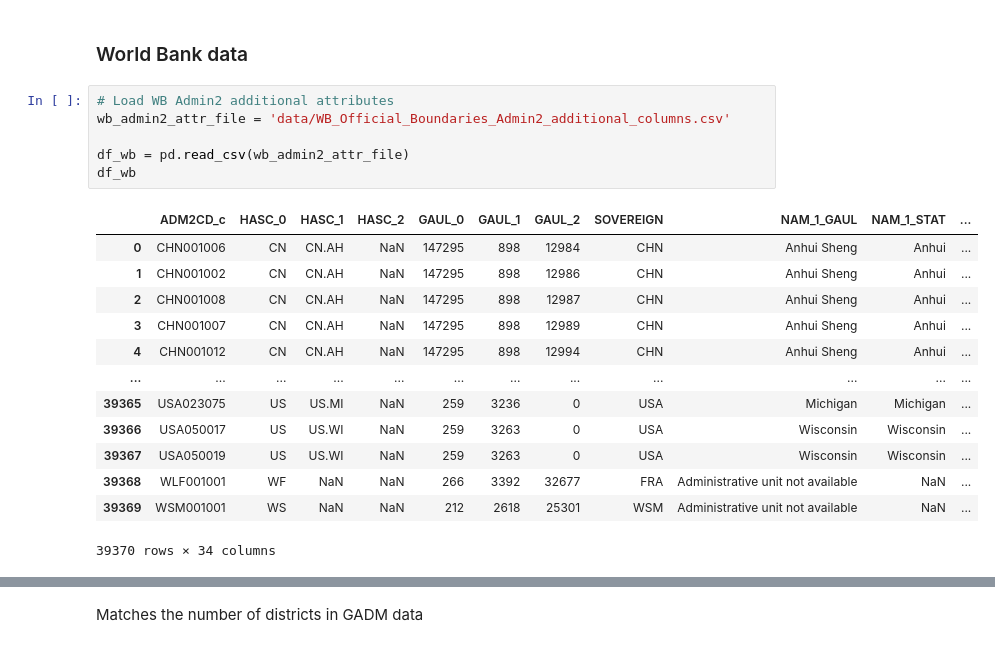
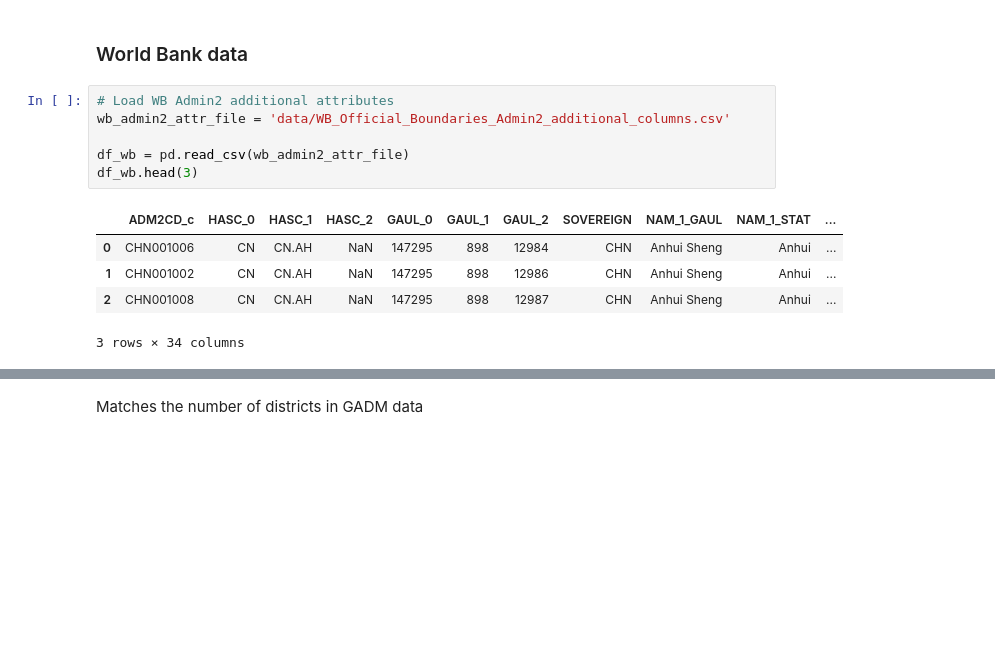
Before and after one commit to GitKalo/climate-displacement, a Jupyter notebook: network_flows.ipynb, the cells around one changed output, grey strips where cells are left out. Cells and saved outputs as stored; diff of their text form; blank space fills up the shorter version.

```diff
--- a/network_flows.ipynb
+++ b/network_flows.ipynb
@@ -231,23 +261,15 @@ Wadajir (Medina) --> Wajid           (d = 11)
 # %%
 # Load WB Admin2 additional attributes
 wb_admin2_attr_file = 'data/WB_Official_Boundaries_Admin2_additional_columns.csv'
 
 df_wb = pd.read_csv(wb_admin2_attr_file)
-df_wb
+df_wb.head(3)
 # %% [output]
 |  | ADM2CD_c | HASC_0 | HASC_1 | HASC_2 | GAUL_0 | GAUL_1 | GAUL_2 | SOVEREIGN | NAM_1_GAUL | NAM_1_STAT | ... |
 | 0 | CHN001006 | CN | CN.AH | NaN | 147295 | 898 | 12984 | CHN | Anhui Sheng | Anhui | ... |
 | 1 | CHN001002 | CN | CN.AH | NaN | 147295 | 898 | 12986 | CHN | Anhui Sheng | Anhui | ... |
 | 2 | CHN001008 | CN | CN.AH | NaN | 147295 | 898 | 12987 | CHN | Anhui Sheng | Anhui | ... |
-| 3 | CHN001007 | CN | CN.AH | NaN | 147295 | 898 | 12989 | CHN | Anhui Sheng | Anhui | ... |
-| 4 | CHN001012 | CN | CN.AH | NaN | 147295 | 898 | 12994 | CHN | Anhui Sheng | Anhui | ... |
-| ... | ... | ... | ... | ... | ... | ... | ... | ... | ... | ... | ... |
-| 39365 | USA023075 | US | US.MI | NaN | 259 | 3236 | 0 | USA | Michigan | Michigan | ... |
-| 39366 | USA050017 | US | US.WI | NaN | 259 | 3263 | 0 | USA | Wisconsin | Wisconsin | ... |
-| 39367 | USA050019 | US | US.WI | NaN | 259 | 3263 | 0 | USA | Wisconsin | Wisconsin | ... |
-| 39368 | WLF001001 | WF | NaN | NaN | 266 | 3392 | 32677 | FRA | Administrative unit not available | NaN | ... |
-| 39369 | WSM001001 | WS | NaN | NaN | 212 | 2618 | 25301 | WSM | Administrative unit not available | NaN | ... |
-39370 rows × 34 columns
+3 rows × 34 columns
 # %%
 # Filter to Somalia entries
 df_wb_som = df_wb[df_wb['HASC_0'] == 'SO']
```
Also changed, not shown: parts of 40 cells of this notebook.
